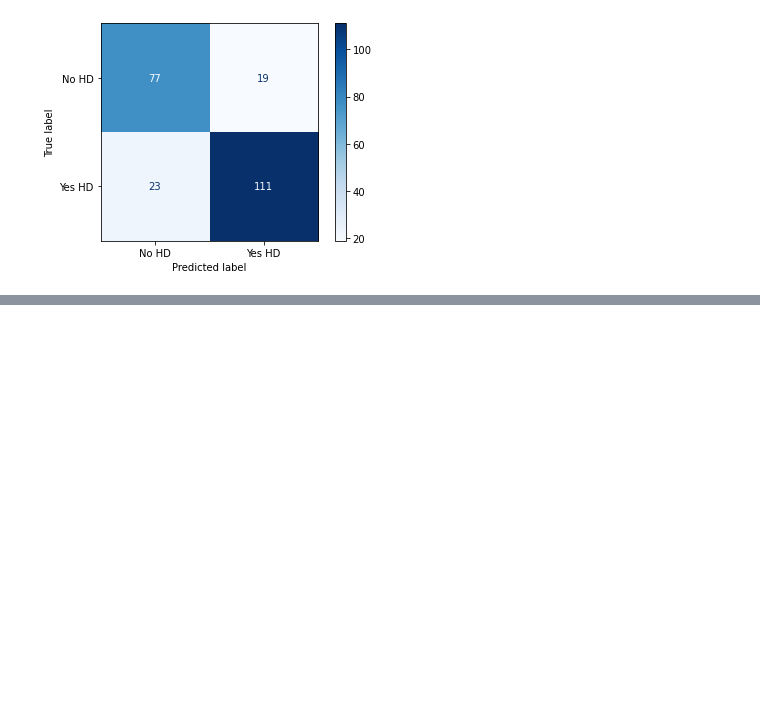
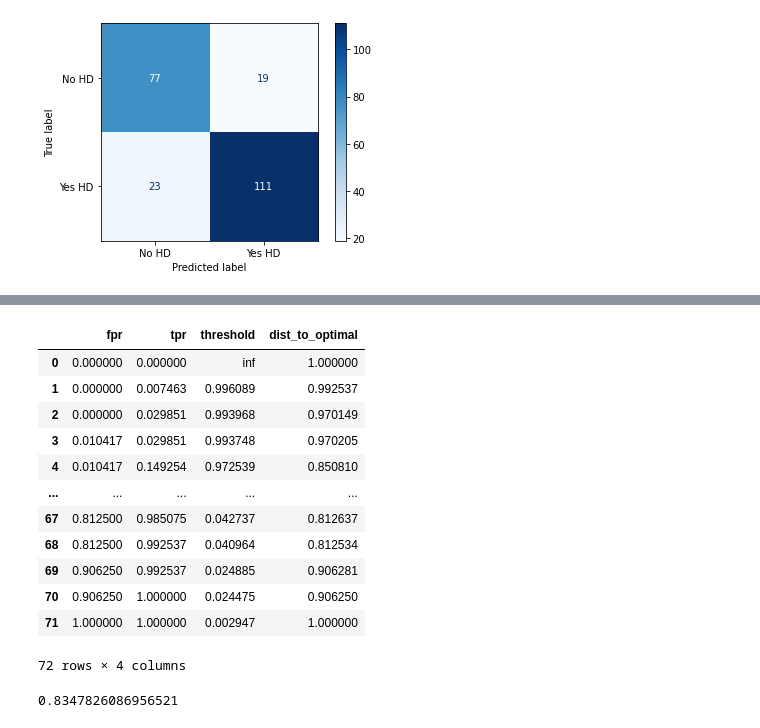
Before and after one commit to Nupur-Patil/ml_projects, a Jupyter notebook: heart_disease_prediction/notebooks/02_model_training.ipynb, the cells around one changed output, grey strips where cells are left out. Cells and saved outputs as stored; diff of their text form; code cells hidden in the pictures; blank space fills up the shorter version.

```diff
--- a/heart_disease_prediction/notebooks/02_model_training.ipynb
+++ b/heart_disease_prediction/notebooks/02_model_training.ipynb
@@ -957,0 +982,18 @@ plt.show()
+# %%
+curve = pd.DataFrame(data = {'fpr': fpr,'tpr':tpr, 'threshold':thresholds})
+curve['dist_to_optimal'] = np.sqrt((curve['fpr'] - 0)**2 + (curve['tpr'] - 1)**2)
+curve
+# %% [output]
+|  | fpr | tpr | threshold | dist_to_optimal |
+| 0 | 0.000000 | 0.000000 | inf | 1.000000 |
+| 1 | 0.000000 | 0.007463 | 0.996089 | 0.992537 |
+| 2 | 0.000000 | 0.029851 | 0.993968 | 0.970149 |
+| 3 | 0.010417 | 0.029851 | 0.993748 | 0.970205 |
+| 4 | 0.010417 | 0.149254 | 0.972539 | 0.850810 |
+| ... | ... | ... | ... | ... |
+| 67 | 0.812500 | 0.985075 | 0.042737 | 0.812637 |
+| 68 | 0.812500 | 0.992537 | 0.040964 | 0.812534 |
+| 69 | 0.906250 | 0.992537 | 0.024885 | 0.906281 |
+| 70 | 0.906250 | 1.000000 | 0.024475 | 0.906250 |
+| 71 | 1.000000 | 1.000000 | 0.002947 | 1.000000 |
+72 rows × 4 columns
@@ -957,0 +1003,7 @@ plt.show()
+# %%
+y_prob = best_xgb.predict_proba(x_test)[:,1]
+y_pred_opt_threshold = (y_prob >= ideal_threshold['threshold'])
+test_accuracy = accuracy_score(y_test, y_pred_opt_threshold)
+test_accuracy
+# %% [output]
+0.8347826086956521
```
Also changed, not shown: parts of 4 cells of this notebook.
